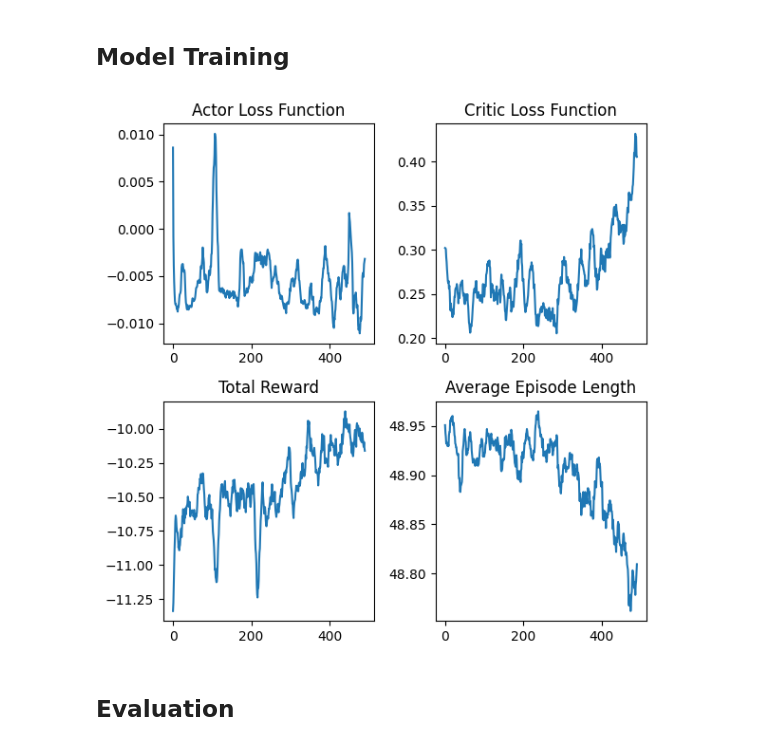
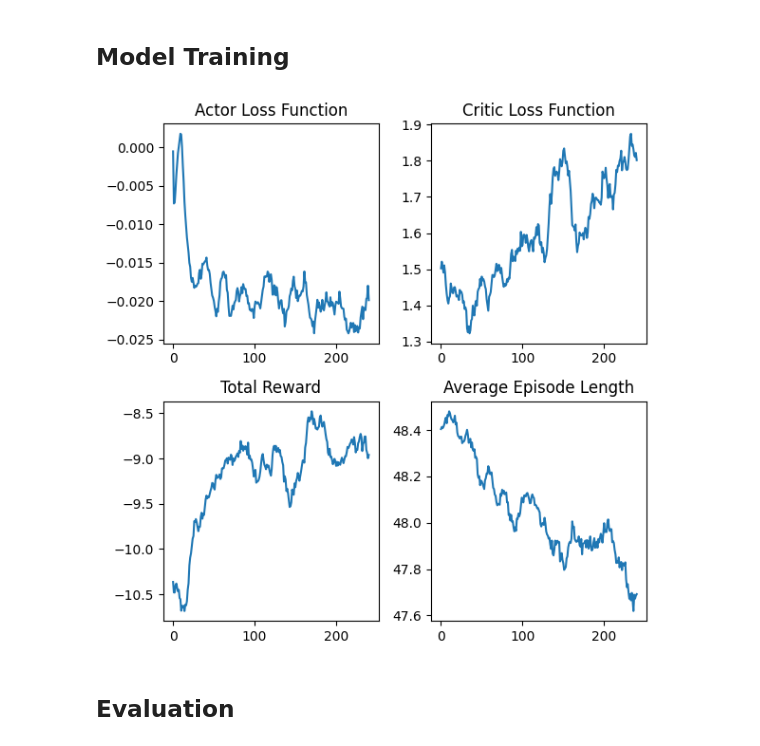
Before and after one commit to ChristianW26/CS372_Robot_Arm, a Jupyter notebook: ppo.ipynb, the cells around one changed output. Cells and saved outputs as stored; diff of their text form; code cells hidden in the pictures.

Commit message:
More training; model looks pretty decent now

```diff
--- a/ppo.ipynb
+++ b/ppo.ipynb
@@ -23,7 +23,7 @@ else:
 ## PPO Class
 # %%
 class PPO():
-    def __init__(self, device, env, actor_lr=1e-3, critic_lr=5e-3, std=.1, clip=.2, gamma=.9, time_penalty=0.0, success_bonus = 5.0,
+    def __init__(self, device, env, actor_lr=1e-3, critic_lr=5e-3, std=.1, clip=.2, gamma=.95, time_penalty=0.0, success_bonus = 5.0,
                  actor_param_path='ppo_actor.pth', critic_param_path='ppo_critic.pth', training_data_path='Training Data.csv',
                  load_parameters=True):
         self.obs_dim = env.observation_space.shape[1]
@@ -276,35 +276,35 @@ env = gym.make(
     robot_uids="so100"
 )
 env = ManiSkillVectorEnv(env, auto_reset=False, ignore_terminations=False)
 
 model = PPO(device, env, load_parameters=True, std=.3, actor_lr=1e-3, critic_lr=5e-3, clip=.1, time_penalty=.6)
 # model = PPO(device, env, load_parameters=True, std=.3, actor_lr=1e-3, critic_lr=5e-3, clip=.1, time_penalty=.6,
 #             actor_param_path='alt_actor.pth', critic_param_path='alt_critic.pth', training_data_path='alt_data.csv')
 
 # Model training
-model.train(num_batches=500, patience=None)
+model.train(num_batches=250, patience=None)
 
 # Plot training data
 df = pd.read_csv(model.training_data_path)
 actor_losses = df['Actor Losses'].to_numpy()
 critic_losses = df['Critic Losses'].to_numpy()
 total_rewards = df['Total Rewards'].to_numpy()
 avg_lengths = df['Avg Lengths'].to_numpy()
 
 smoothing = 10
 fig, axs = plt.subplots(2, 2, num=1, clear=True, figsize = (6, 6))
 axs[0, 0].plot(np.convolve(actor_losses, np.ones(smoothing), 'valid') / smoothing)
 axs[0, 0].set(title='Actor Loss Function')
 axs[0, 1].plot(np.convolve(critic_losses, np.ones(smoothing), 'valid') / smoothing)
 axs[0, 1].set(title='Critic Loss Function')
 axs[1, 0].plot(np.convolve(total_rewards, np.ones(smoothing), 'valid') / smoothing)
 axs[1, 0].set(title='Total Reward')
 axs[1, 1].plot(np.convolve(avg_lengths, np.ones(smoothing), 'valid') / smoothing)
 axs[1, 1].set(title='Average Episode Length')
 fig.tight_layout()
 fig.show()
 # %% [output]
-[figure, old version]
+[figure, new version]
 # %% [markdown]
 ## Evaluation
 # %%
```
Also changed, not shown: 3 other files.
